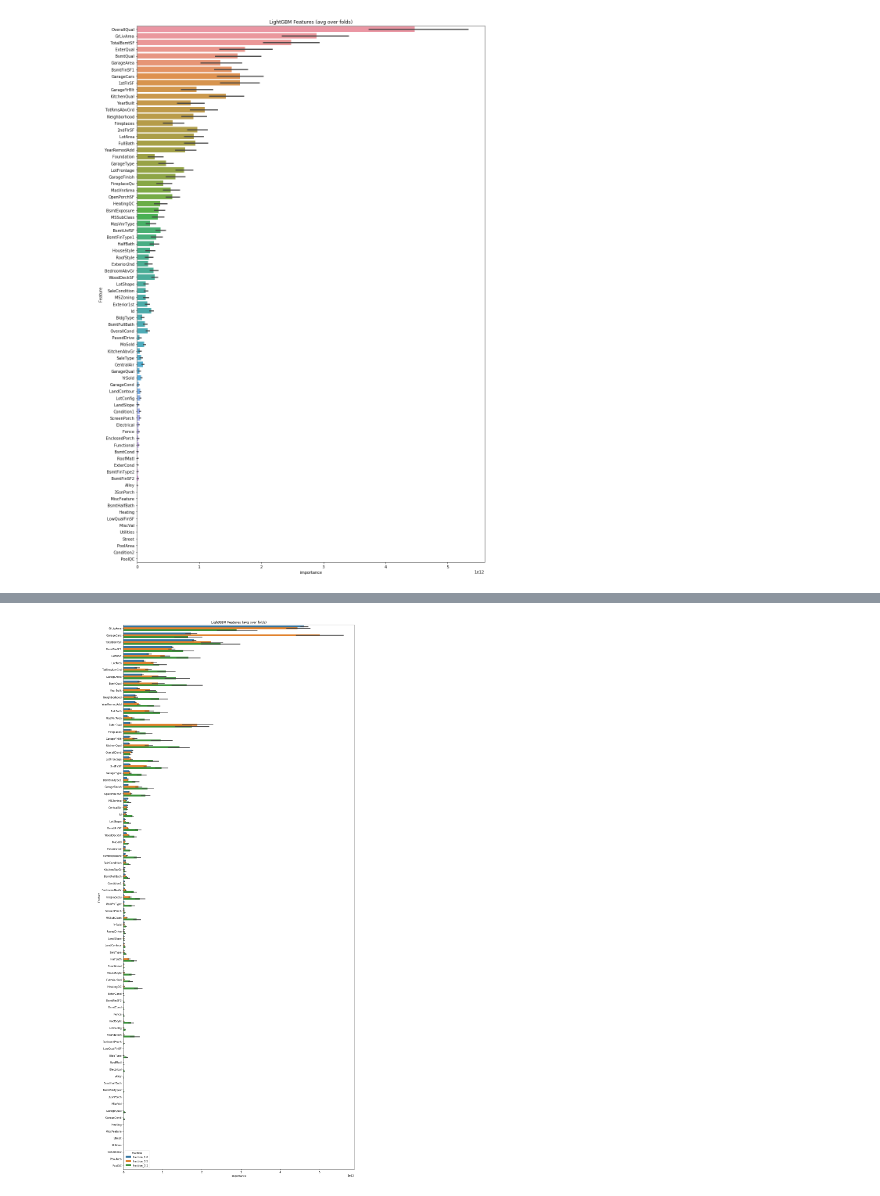
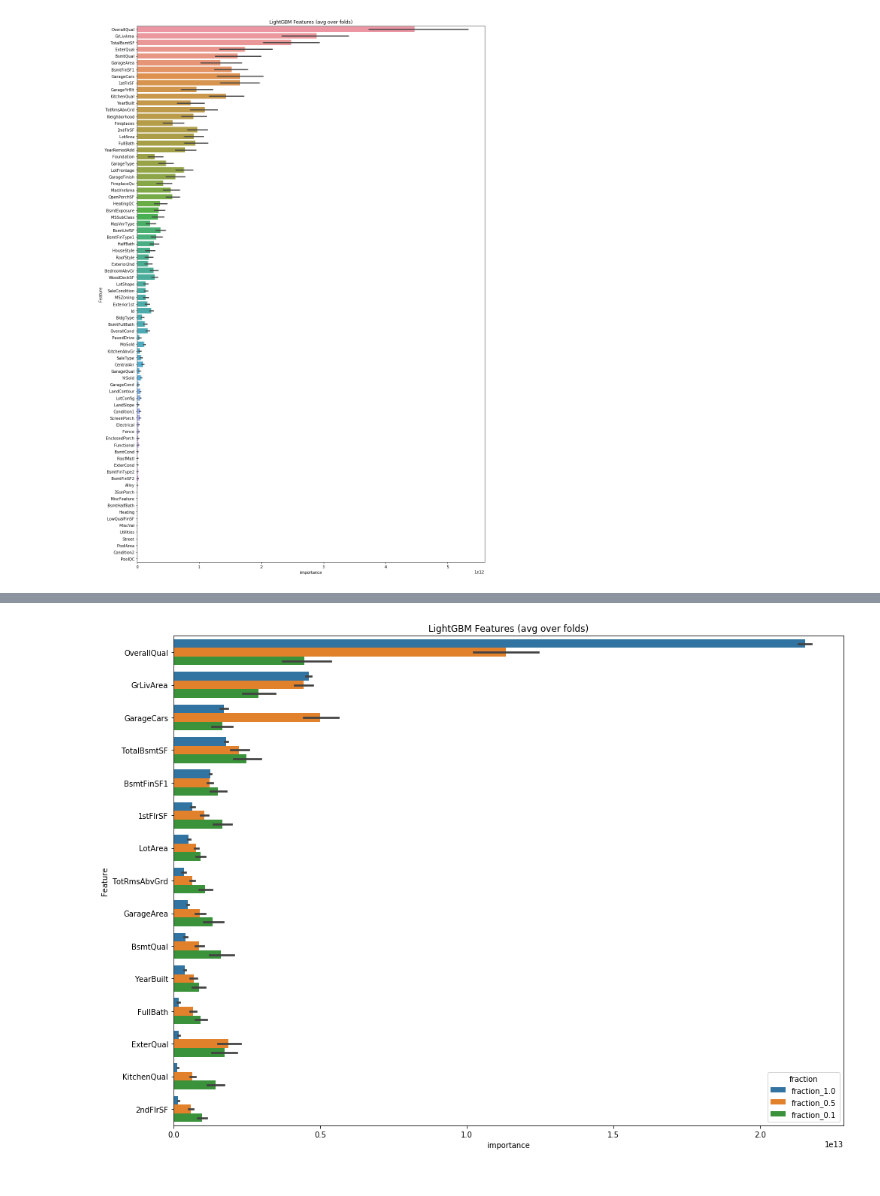
Before and after one commit to bk-18/feature-fraction-test, a Jupyter notebook: feature-fraction-test.ipynb, the cells around one changed output, grey strips where cells are left out. Cells and saved outputs as stored; diff of their text form; code cells hidden in the pictures.

```diff
--- a/feature-fraction-test.ipynb
+++ b/feature-fraction-test.ipynb
@@ -223,11 +223,13 @@ plt.tight_layout()
 # %%
-plt.figure(figsize=(14,30))
+features_high = df_frac.groupby(["Feature"])["importance"].mean().sort_values(ascending = False).head(15).index.tolist()
+
+plt.figure(figsize=(14,10))
 sns.barplot(x="importance",
             y="Feature",
             hue = "fraction",
-            data=df_frac[df_frac["Feature"] != "OverallQual"].sort_values(by=["fraction","importance"],
+            data=df_frac[df_frac["Feature"].isin(features_high)].sort_values(by=["fraction","importance"],
                                            ascending=[False,False]))
 plt.title('LightGBM Features (avg over folds)')
 plt.tight_layout()
 # %% [output]
-[figure, old version]
+[figure, new version]
```
Also changed, not shown: parts of 11 cells of this notebook.
